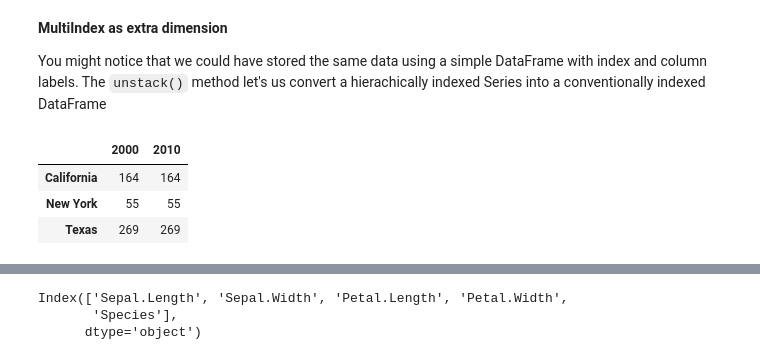
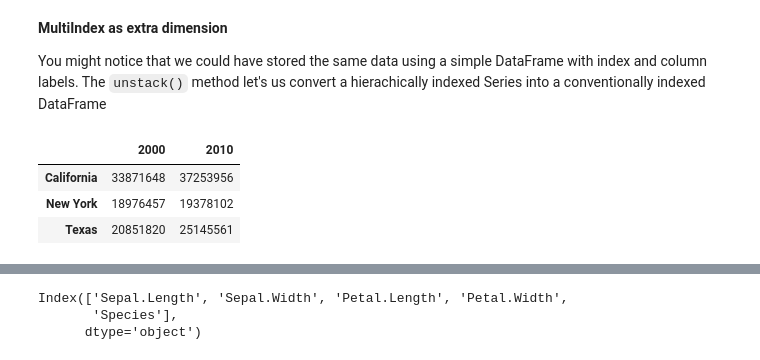
Before and after one commit to IS3UniCologne/DSML_2022, a Jupyter notebook: 03_Workshops/DSML_WS_03_Pandas/DSML_WS_03_Pandas.ipynb, the cells around one changed output, grey strips where cells are left out. Cells and saved outputs as stored; diff of their text form; code cells hidden in the pictures.

```diff
--- a/03_Workshops/DSML_WS_03_Pandas/DSML_WS_03_Pandas.ipynb
+++ b/03_Workshops/DSML_WS_03_Pandas/DSML_WS_03_Pandas.ipynb
@@ -673,12 +699,12 @@ df.transpose()
 
 You might notice that we could have stored the same data using a simple DataFrame with index and column labels. The `unstack()` method let's us convert a hierachically indexed Series into a conventionally indexed DataFrame
 # %%
-df.unstack()["Area"]
+df.unstack()['Population']
 # %% [output]
 |  | 2000 | 2010 |
-| California | 164 | 164 |
-| New York | 55 | 55 |
-| Texas | 269 | 269 |
+| California | 33871648 | 37253956 |
+| New York | 18976457 | 19378102 |
+| Texas | 20851820 | 25145561 |
 # %% [markdown]
 #### Quick data analysis in `Pandas`
 
```
Also changed, not shown: parts of 18 cells of this notebook.
